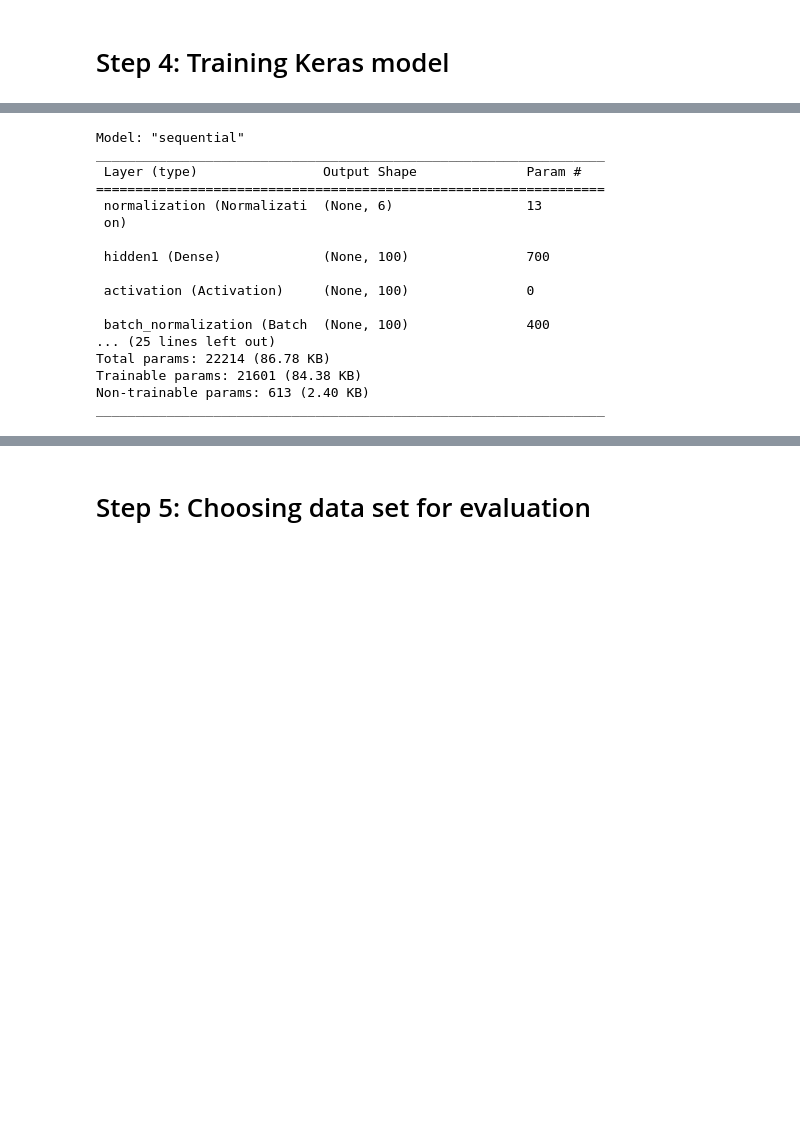
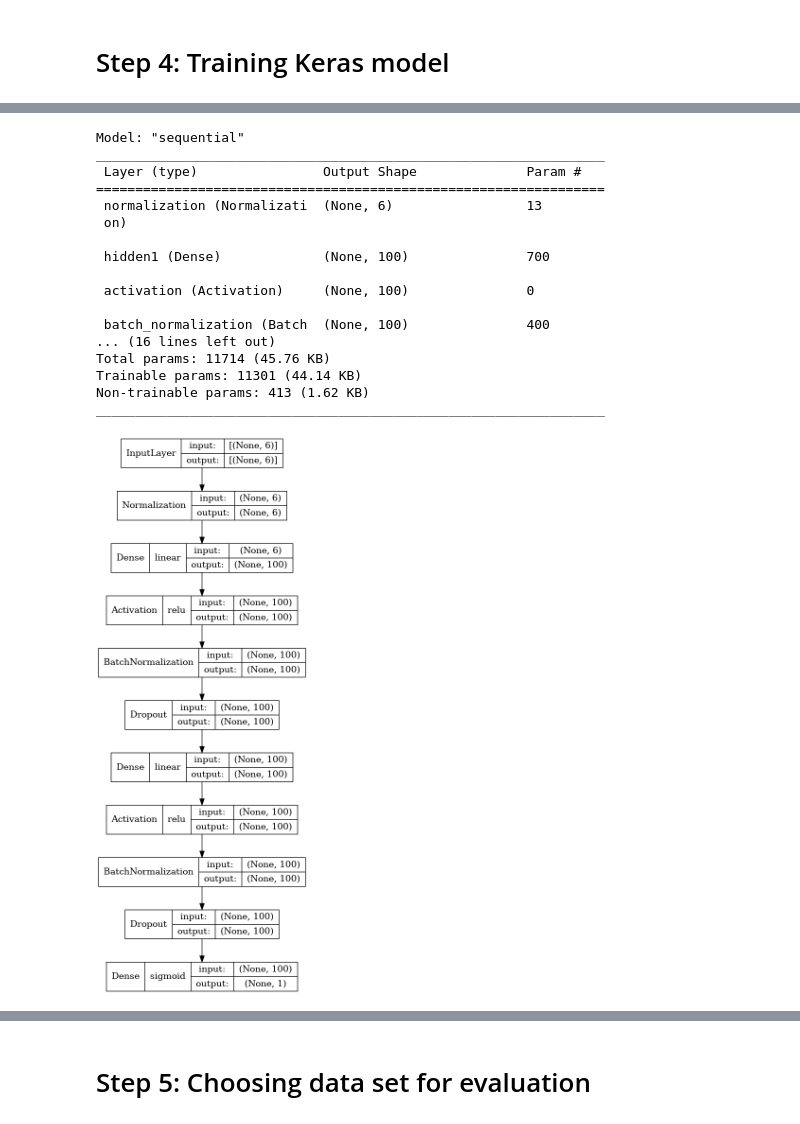
Before and after one commit to DJCordhose/buch-machine-learning-notebooks, a Jupyter notebook: kap11/train.ipynb, the cells around one changed output, grey strips where cells are left out. Cells and saved outputs as stored; diff of their text form; code cells hidden in the pictures; blank space fills up the shorter version.

```diff
--- a/kap11/train.ipynb
+++ b/kap11/train.ipynb
@@ -317,10 +332,10 @@ model.add(Activation('relu'))
 model.add(BatchNormalization())
 model.add(Dropout(dropout))
 
-model.add(Dense(neurons_per_layer, name='hidden3'))
-model.add(Activation('relu'))
-model.add(BatchNormalization())
-model.add(Dropout(dropout))
+# model.add(Dense(neurons_per_layer, name='hidden3'))
+# model.add(Activation('relu'))
+# model.add(BatchNormalization())
+# model.add(Dropout(dropout))
 
 if binary_classifications:
     model.add(Dense(name='output', units=1, activation='sigmoid'))
@@ -341,13 +356,15 @@ _________________________________________________________________
  activation (Activation)     (None, 100)               0
 
  batch_normalization (Batch  (None, 100)               400
-... (25 lines left out)
-Total params: 22214 (86.78 KB)
-Trainable params: 21601 (84.38 KB)
-Non-trainable params: 613 (2.40 KB)
+... (16 lines left out)
+Total params: 11714 (45.76 KB)
+Trainable params: 11301 (44.14 KB)
+Non-trainable params: 413 (1.62 KB)
 _________________________________________________________________
 # %%
-# tf.keras.utils.plot_model(model, show_shapes=True, show_layer_names=True)
+tf.keras.utils.plot_model(model, show_shapes=True, show_layer_names=False, show_layer_activations=True)
+# %% [output]
+[figure, added]
 # %%
 %%time
 
```
Also changed, not shown: parts of 33 cells of this notebook, 5 other files.
